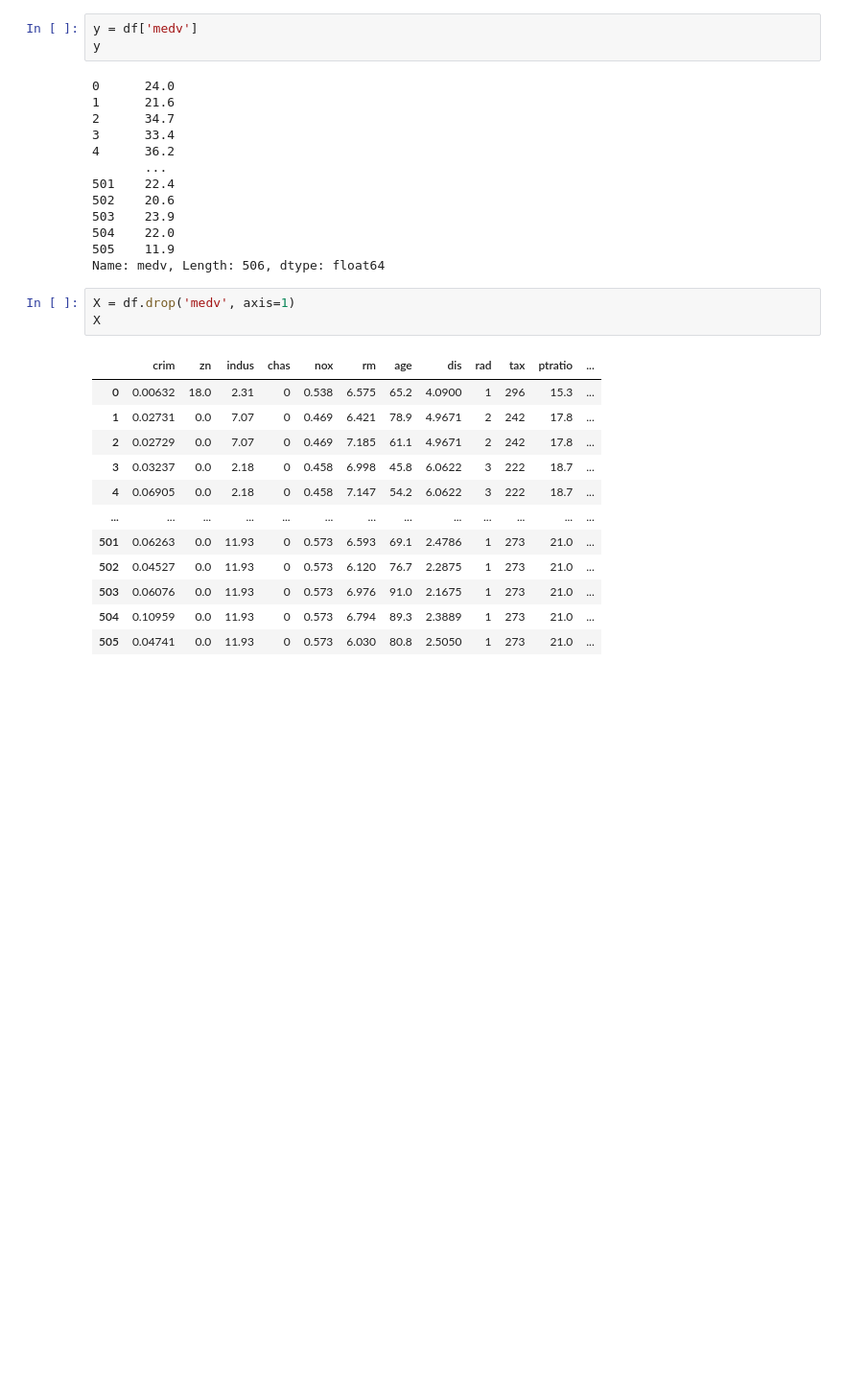
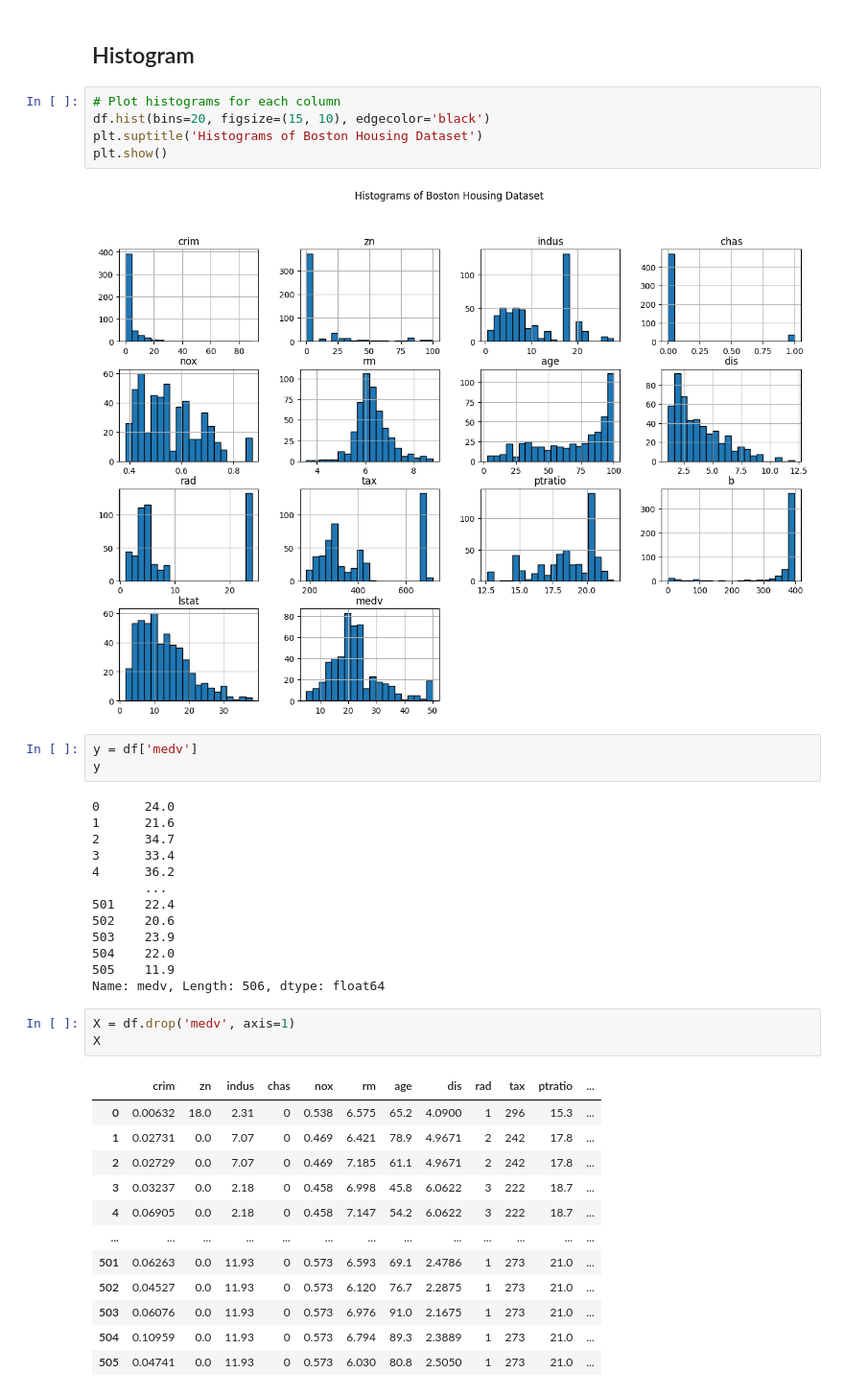
Before and after one commit to MohammedGamil19/Machine_and_Deep_Learning, a Jupyter notebook: Boston_Housing.ipynb, the cells around one changed output. Shown: that part at 96% size. Drawn from its saved outputs; the diff is of its cells as text; blank space fills up the shorter version.

```diff
--- a/Boston_Housing.ipynb
+++ b/Boston_Housing.ipynb
@@ -17,6 +22,15 @@ df
 | 504 | 0.10959 | 0.0 | 11.93 | 0 | 0.573 | 6.794 | 89.3 | 2.3889 | 1 | 273 | 21.0 | ... |
 | 505 | 0.04741 | 0.0 | 11.93 | 0 | 0.573 | 6.030 | 80.8 | 2.5050 | 1 | 273 | 21.0 | ... |
 506 rows × 14 columns
+# %% [markdown]
+## Histogram
+# %%
+# Plot histograms for each column
+df.hist(bins=20, figsize=(15, 10), edgecolor='black')
+plt.suptitle('Histograms of Boston Housing Dataset')
+plt.show()
+# %% [output]
+[figure, added]
 # %%
 y = df['medv']
 y
```
Also changed, not shown: parts of 4 cells of this notebook.
